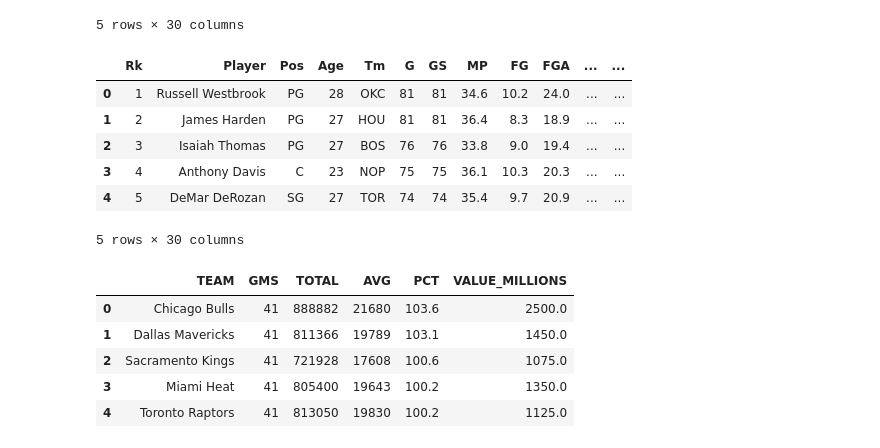
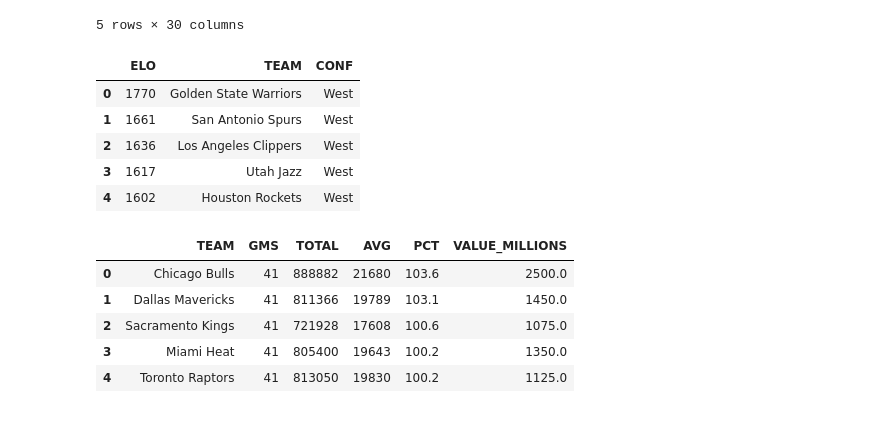
Before and after one commit to noahgift/socialpowernba, a Jupyter notebook: notebooks/exploring_endorsement_revenue_nba.ipynb, the cells around one changed output. Cells and saved outputs as stored; diff of their text form; code cells hidden in the pictures.

```diff
--- a/notebooks/exploring_endorsement_revenue_nba.ipynb
+++ b/notebooks/exploring_endorsement_revenue_nba.ipynb
@@ -72,15 +72,14 @@ br_stats_df = pd.read_csv("../data/nba_2017_br.csv");br_stats_df.head()
 | 4 | 5 | DeMar DeRozan | SG | 27 | TOR | 74 | 74 | 35.4 | 9.7 | 20.9 | ... | ... |
 5 rows × 30 columns
 # %%
-elo_df = pd.read_csv("../data/nba_2017_elo.csv");br_stats_df.head()
+elo_df = pd.read_csv("../data/nba_2017_elo.csv");elo_df.head()
 # %% [output]
-|  | Rk | Player | Pos | Age | Tm | G | GS | MP | FG | FGA | ... | ... |
-| 0 | 1 | Russell Westbrook | PG | 28 | OKC | 81 | 81 | 34.6 | 10.2 | 24.0 | ... | ... |
-| 1 | 2 | James Harden | PG | 27 | HOU | 81 | 81 | 36.4 | 8.3 | 18.9 | ... | ... |
-| 2 | 3 | Isaiah Thomas | PG | 27 | BOS | 76 | 76 | 33.8 | 9.0 | 19.4 | ... | ... |
-| 3 | 4 | Anthony Davis | C | 23 | NOP | 75 | 75 | 36.1 | 10.3 | 20.3 | ... | ... |
-| 4 | 5 | DeMar DeRozan | SG | 27 | TOR | 74 | 74 | 35.4 | 9.7 | 20.9 | ... | ... |
+|  | ELO | TEAM | CONF |
+| 0 | 1770 | Golden State Warriors | West |
+| 1 | 1661 | San Antonio Spurs | West |
+| 2 | 1636 | Los Angeles Clippers | West |
+| 3 | 1617 | Utah Jazz | West |
+| 4 | 1602 | Houston Rockets | West |
-5 rows × 30 columns
 # %%
 attendance_valuation_df = attendance_df.merge(valuations_df, how="inner", on="TEAM")
 # %%
```
Also changed, not shown: parts of 10 cells of this notebook, 1 other file.
